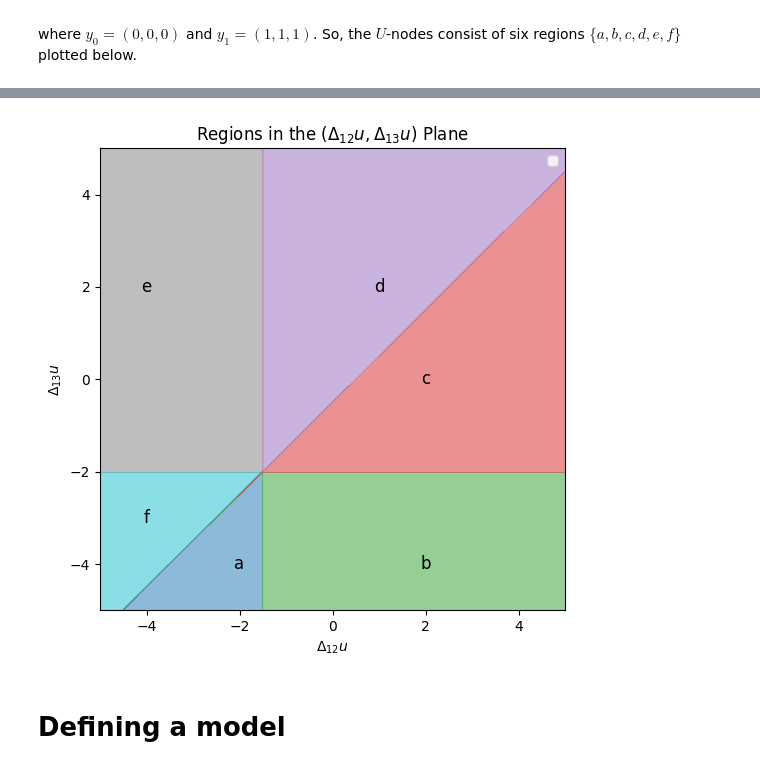
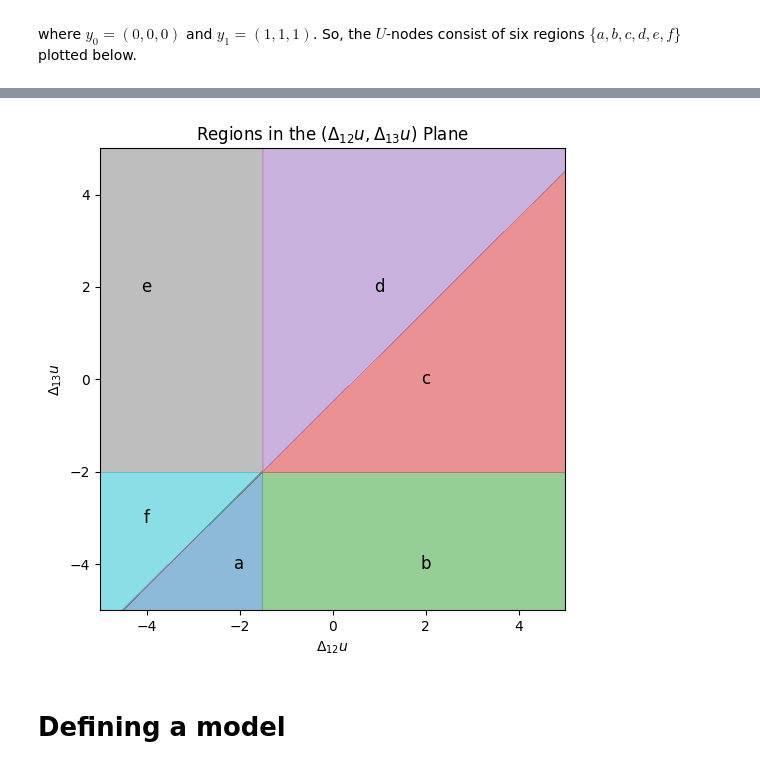
Before and after one commit to hkaido0718/IncompleteDiscreteChoice, a Jupyter notebook: Ex_Panel.ipynb, the cells around one changed output, grey strips where cells are left out. Saved outputs shown, nothing was run; the diff lists cells and outputs as text; code cells hidden in the pictures.

```diff
--- a/Ex_Panel.ipynb
+++ b/Ex_Panel.ipynb
@@ -135,6 +136,5 @@ for label, (x, y) in zip(region_labels, label_positions):
 plt.xlim(u_min, u_max)
 plt.ylim(v_min, v_max)
 plt.grid(False)
-plt.legend()
 plt.show()
 # %% [output]
@@ -142,4 +141,4 @@ WARNING:matplotlib.legend:No artists with labels found to put in legend.  Note t
-[figure, old version]
+[figure, new version]
 # %% [markdown]
 # Defining a model
 # %% [markdown]
```
Also changed, not shown: parts of 11 cells of this notebook.
